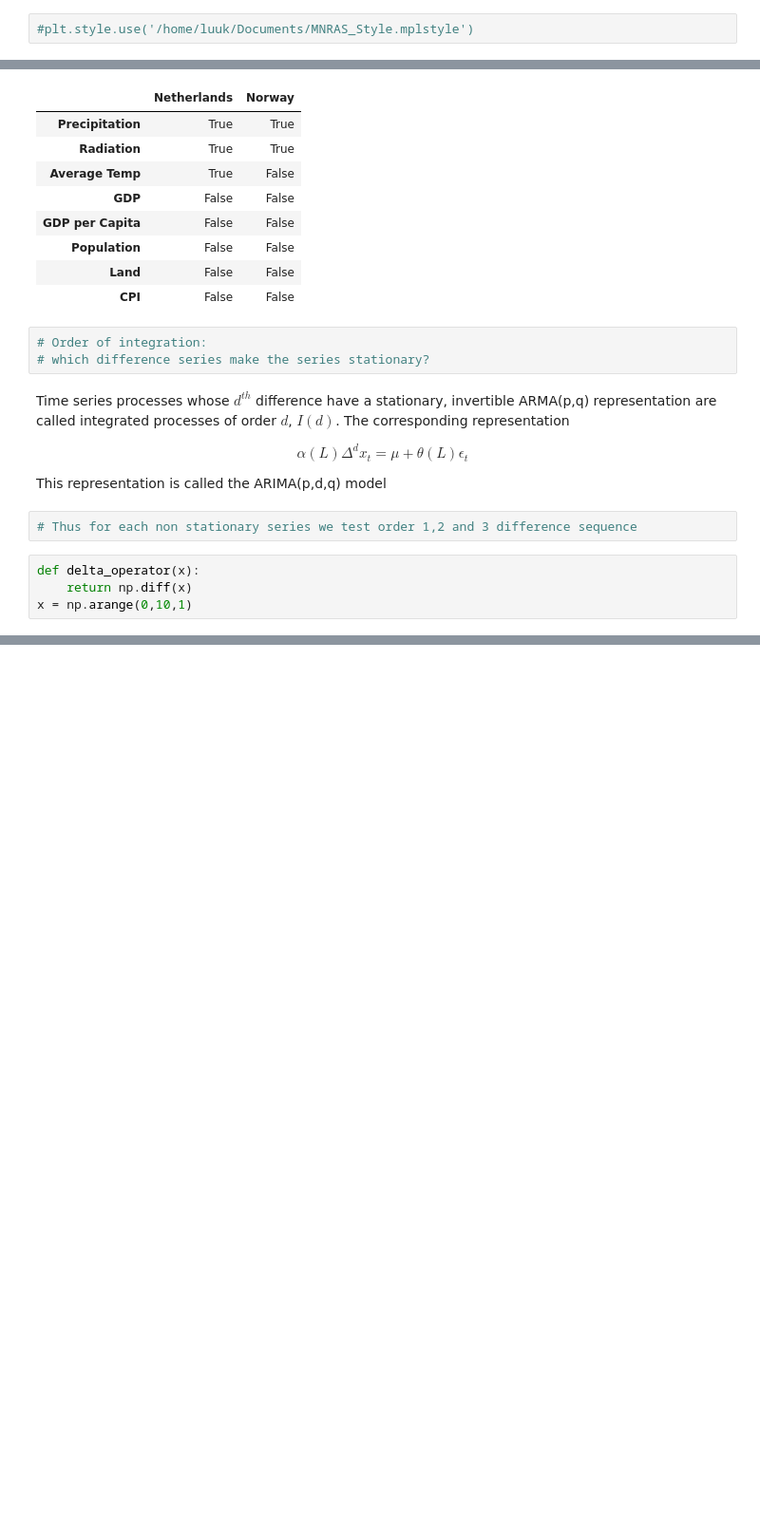
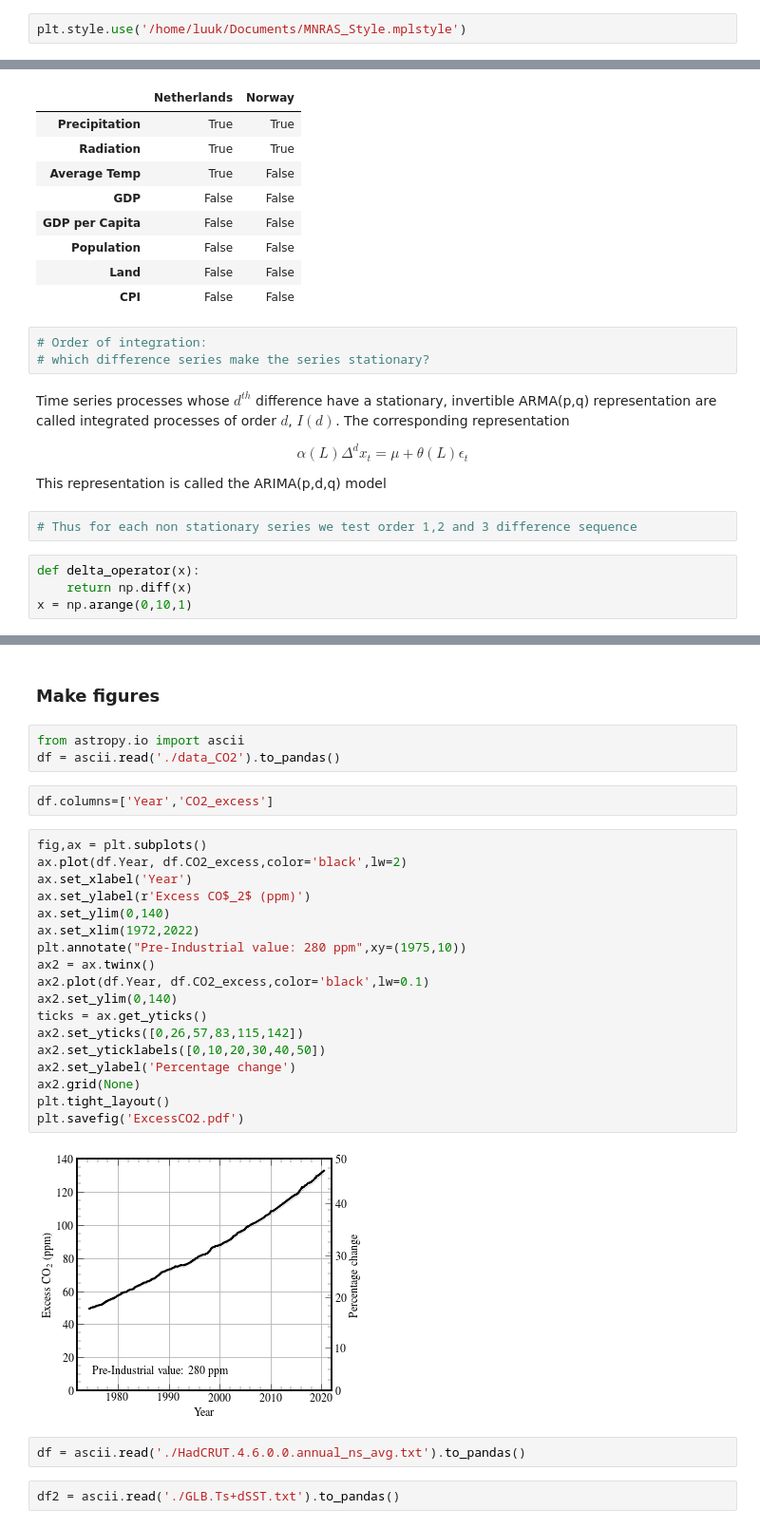
Before and after one commit to LuukOudshoorn25/MultivariateEconometrics, a Jupyter notebook: Multivariate Econometrics.ipynb, the cells around one changed output, grey strips where cells are left out. Shown: that part at 95% size. Cells and saved outputs as stored; diff of their text form; blank space fills up the shorter version.

Commit message:
added data and code

```diff
--- a/Multivariate Econometrics.ipynb
+++ b/Multivariate Econometrics.ipynb
@@ -10,5 +11,5 @@ from statsmodels.tsa.stattools import adfuller
 # %%
-#plt.style.use('/home/luuk/Documents/MNRAS_Style.mplstyle')
+plt.style.use('/home/luuk/Documents/MNRAS_Style.mplstyle')
 # %%
 # Read in the Excel file with the data
 df = pd.read_excel('./MVE_assignment_2020_dataset.xlsx')
@@ -225,0 +268,31 @@ integratability.set_index(['Country','OoI','Series']).unstack()
+# %% [markdown]
+<h3>Make figures</h3>
+# %%
+from astropy.io import ascii
+df = ascii.read('./data_CO2').to_pandas()
+# %%
+df.columns=['Year','CO2_excess']
+# %%
+fig,ax = plt.subplots()
+ax.plot(df.Year, df.CO2_excess,color='black',lw=2)
+ax.set_xlabel('Year')
+ax.set_ylabel(r'Excess CO$_2$ (ppm)')
+ax.set_ylim(0,140)
+ax.set_xlim(1972,2022)
+plt.annotate("Pre-Industrial value: 280 ppm",xy=(1975,10))
+ax2 = ax.twinx()
+ax2.plot(df.Year, df.CO2_excess,color='black',lw=0.1)
+ax2.set_ylim(0,140)
+ticks = ax.get_yticks()
+ax2.set_yticks([0,26,57,83,115,142])
+ax2.set_yticklabels([0,10,20,30,40,50])
+ax2.set_ylabel('Percentage change')
+ax2.grid(None)
+plt.tight_layout()
+plt.savefig('ExcessCO2.pdf')
+# %% [output]
+[figure, added]
+# %%
+df = ascii.read('./HadCRUT.4.6.0.0.annual_ns_avg.txt').to_pandas()
+# %%
+df2 = ascii.read('./GLB.Ts+dSST.txt').to_pandas()
```
Also changed, not shown: parts of 6 cells of this notebook, 10 other files.
